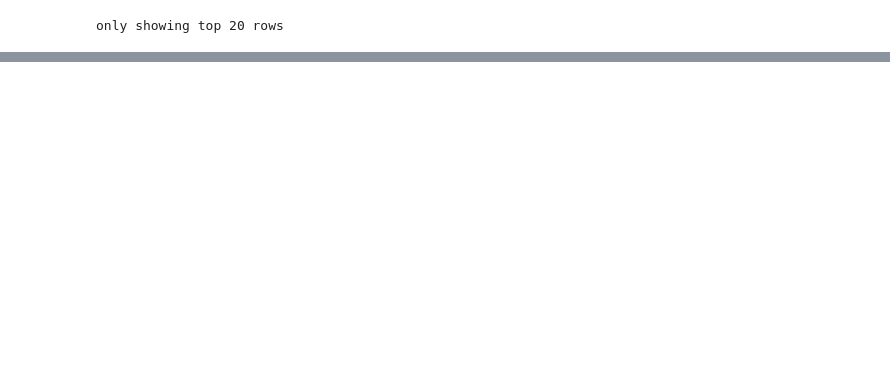
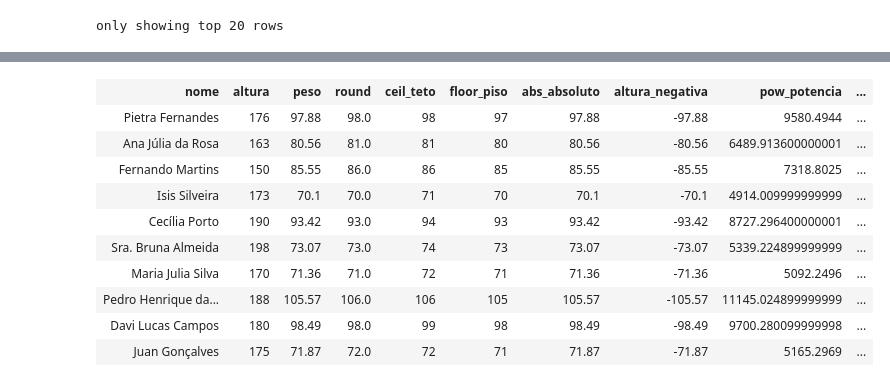
Before and after one commit to illives/Pyspark_Learning, a Jupyter notebook: funcoes_withcolumns.ipynb, the cells around one changed output, grey strips where cells are left out. Drawn from its saved outputs; the diff is of its cells as text; code cells hidden in the pictures; blank space fills up the shorter version.

Commit message:
Usando funções de texto e numeros

```diff
--- a/funcoes_withcolumns.ipynb
+++ b/funcoes_withcolumns.ipynb
@@ -192,0 +195,3 @@ only showing top 20 rows
+# %%
+df = spark.read.parquet('.//data/DATASETS/DATASETS/IMC.parquet')
+df
@@ -192,0 +212,24 @@ only showing top 20 rows
+# %%
+(
+    df
+    .withColumn('round', F.round(df.peso, 0))
+    .withColumn('ceil_teto', F.ceil(df.peso))
+    .withColumn('floor_piso', F.floor(df.peso))
+    .withColumn('abs_absoluto', F.abs(df.peso)) # util quando existe numeros negativos e queremos ver somente o numero positivo
+    .withColumn('altura_negativa', -F.abs(df.peso))
+    .withColumn('pow_potencia', F.pow(df.peso, 2)) # Eleva a potencia
+    .withColumn('sqrt_raiz', F.sqrt(df.peso)) # Raiz quadrada
+    .withColumn('imc', F.round(F.pow(df.peso, 2) / df.altura))
+)
+# %% [output]
+| nome | altura | peso | round | ceil_teto | floor_piso | abs_absoluto | altura_negativa | pow_potencia | ... |
+| Pietra Fernandes | 176 | 97.88 | 98.0 | 98 | 97 | 97.88 | -97.88 | 9580.4944 | ... |
+| Ana Júlia da Rosa | 163 | 80.56 | 81.0 | 81 | 80 | 80.56 | -80.56 | 6489.913600000001 | ... |
+| Fernando Martins | 150 | 85.55 | 86.0 | 86 | 85 | 85.55 | -85.55 | 7318.8025 | ... |
+| Isis Silveira | 173 | 70.1 | 70.0 | 71 | 70 | 70.1 | -70.1 | 4914.009999999999 | ... |
+| Cecília Porto | 190 | 93.42 | 93.0 | 94 | 93 | 93.42 | -93.42 | 8727.296400000001 | ... |
+| Sra. Bruna Almeida | 198 | 73.07 | 73.0 | 74 | 73 | 73.07 | -73.07 | 5339.224899999999 | ... |
+| Maria Julia Silva | 170 | 71.36 | 71.0 | 72 | 71 | 71.36 | -71.36 | 5092.2496 | ... |
+| Pedro Henrique da... | 188 | 105.57 | 106.0 | 106 | 105 | 105.57 | -105.57 | 11145.024899999999 | ... |
+| Davi Lucas Campos | 180 | 98.49 | 98.0 | 99 | 98 | 98.49 | -98.49 | 9700.280099999998 | ... |
+| Juan Gonçalves | 175 | 71.87 | 72.0 | 72 | 71 | 71.87 | -71.87 | 5165.2969 | ... |
```
Also changed, not shown: parts of 3 cells of this notebook, 1 other file.
